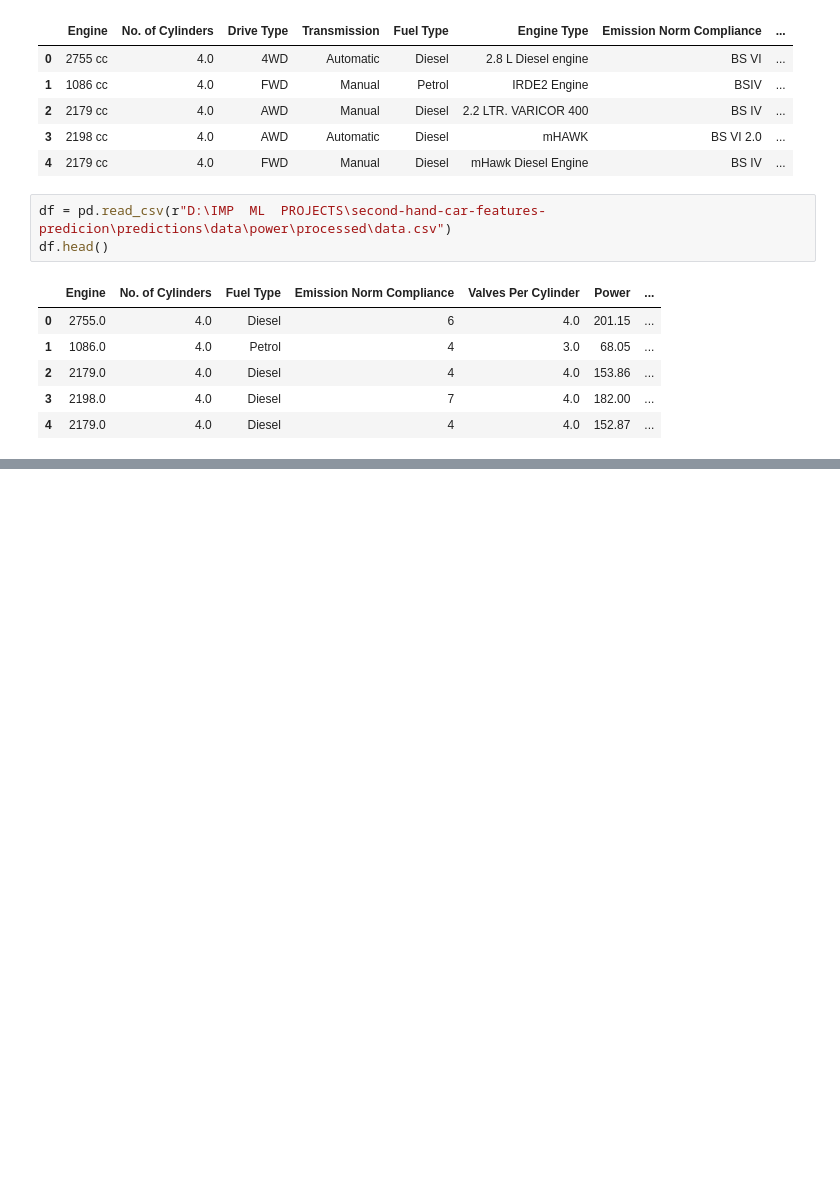
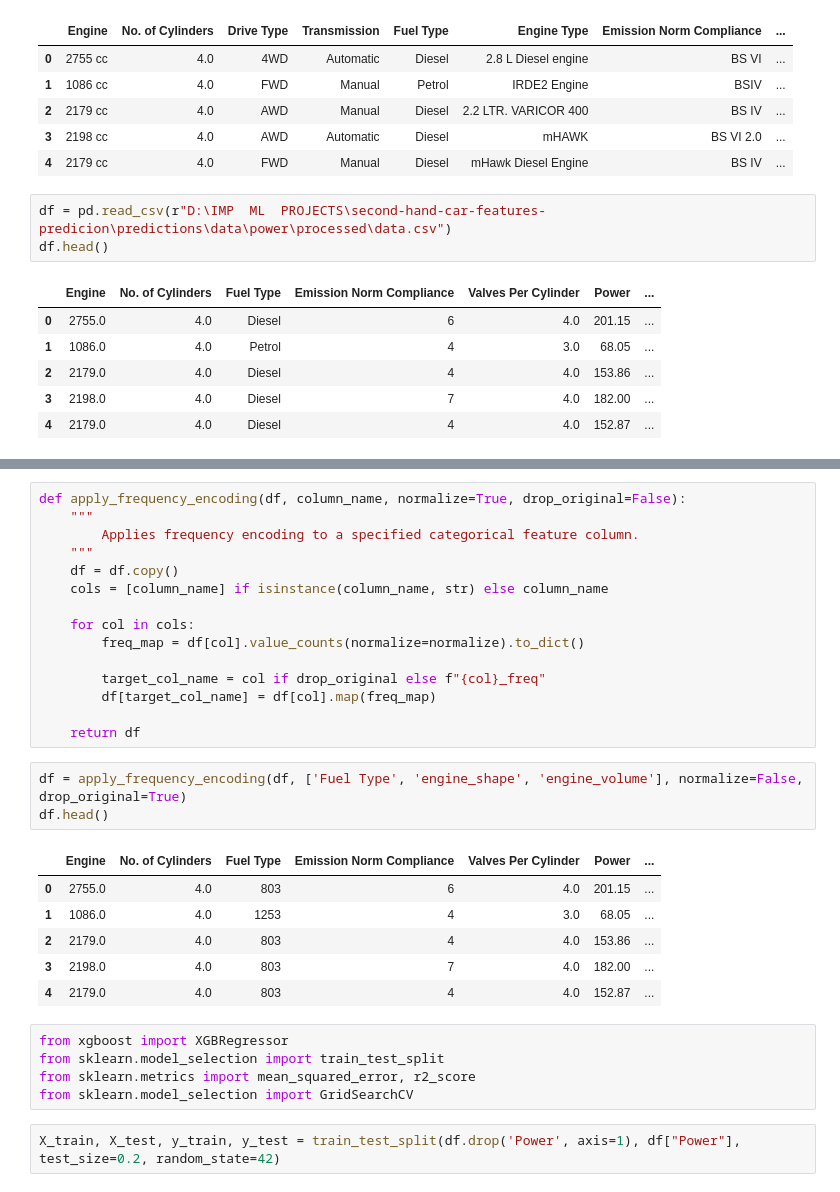
Before and after one commit to SumanGouda/predict-used-car-features, a Jupyter notebook: predictions/00_analysis.ipynb, the cells around one changed output, grey strips where cells are left out. Drawn from its saved outputs; the diff is of its cells as text; blank space fills up the shorter version.

Commit message:
Finalize data cleaning pipeline, frequency encoding metadata, and training workflow

```diff
--- a/predictions/00_analysis.ipynb
+++ b/predictions/00_analysis.ipynb
@@ -65,0 +62,32 @@ AttributeError: module 'pyarrow' has no attribute '__version__'
+# %%
+def apply_frequency_encoding(df, column_name, normalize=True, drop_original=False):
+    """
+        Applies frequency encoding to a specified categorical feature column.
+    """
+    df = df.copy()
+    cols = [column_name] if isinstance(column_name, str) else column_name
+
+    for col in cols:
+        freq_map = df[col].value_counts(normalize=normalize).to_dict()
+
+        target_col_name = col if drop_original else f"{col}_freq"
+        df[target_col_name] = df[col].map(freq_map)
+
+    return df
+# %%
+df = apply_frequency_encoding(df, ['Fuel Type', 'engine_shape', 'engine_volume'], normalize=False, drop_original=True)
+df.head()
+# %% [output]
+|  | Engine | No. of Cylinders | Fuel Type | Emission Norm Compliance | Valves Per Cylinder | Power | ... |
+| 0 | 2755.0 | 4.0 | 803 | 6 | 4.0 | 201.15 | ... |
+| 1 | 1086.0 | 4.0 | 1253 | 4 | 3.0 | 68.05 | ... |
+| 2 | 2179.0 | 4.0 | 803 | 4 | 4.0 | 153.86 | ... |
+| 3 | 2198.0 | 4.0 | 803 | 7 | 4.0 | 182.00 | ... |
+| 4 | 2179.0 | 4.0 | 803 | 4 | 4.0 | 152.87 | ... |
+# %%
+from xgboost import XGBRegressor
+from sklearn.model_selection import train_test_split
+from sklearn.metrics import mean_squared_error, r2_score
+from sklearn.model_selection import GridSearchCV
+# %%
+X_train, X_test, y_train, y_test = train_test_split(df.drop('Power', axis=1), df["Power"], test_size=0.2, random_state=42)
```
Also changed, not shown: parts of 6 cells of this notebook, 4 other files.
